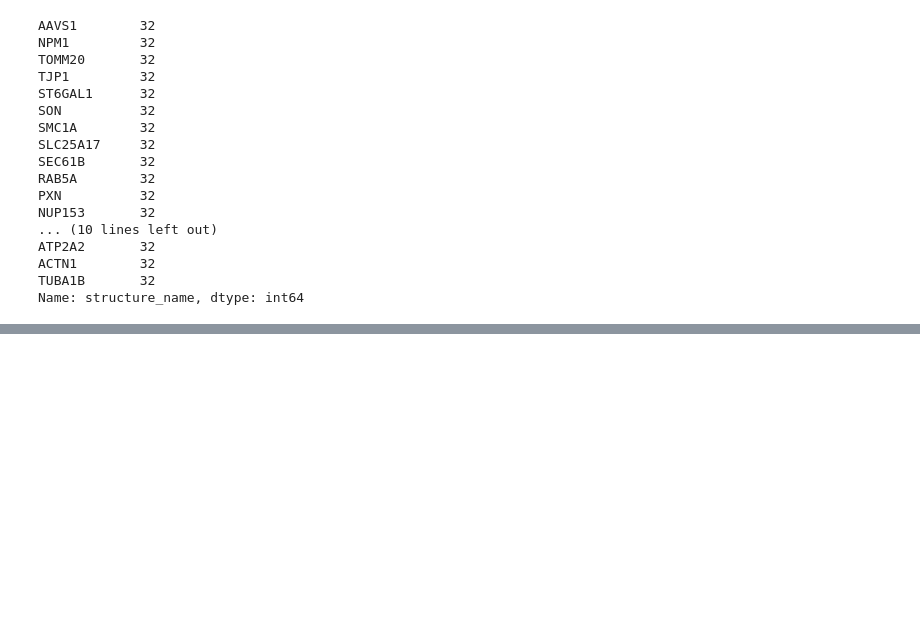
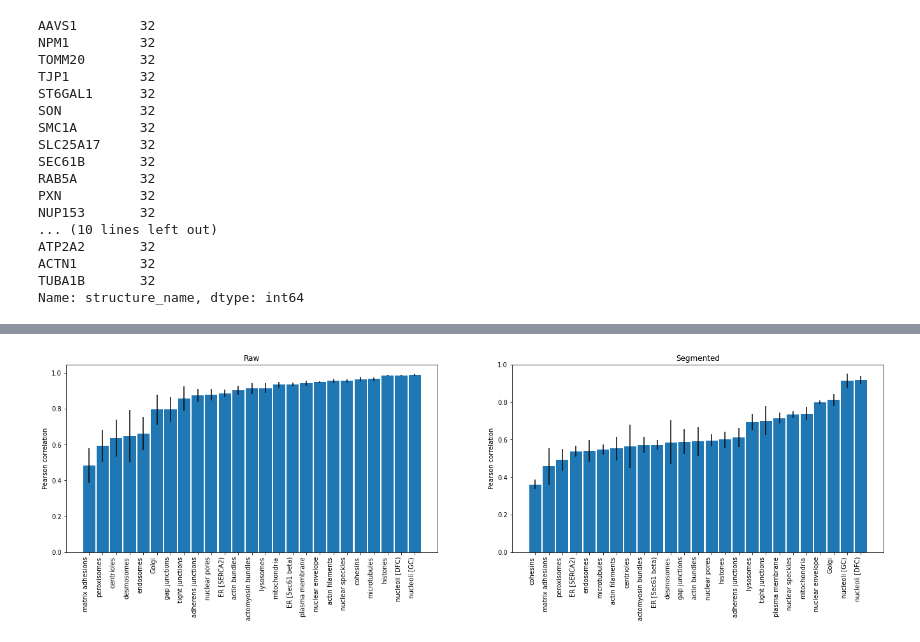
Before and after one commit to AllenCell/cvapipe_analysis, a Jupyter notebook: notebooks/Others/PILRReconError.ipynb, the cells around one changed output, grey strips where cells are left out. Saved outputs shown, nothing was run; the diff lists cells and outputs as text; code cells hidden in the pictures; blank space fills up the shorter version.

Commit message:
add completed pilr recon nb

```diff
--- a/notebooks/Others/PILRReconError.ipynb
+++ b/notebooks/Others/PILRReconError.ipynb
@@ -96,0 +68,3 @@ parameterizer.subfolder = "parameterization/representations_reconerr_seg"
+# %%
+structures = df_subset["structure_name"].unique()
+# structures = ["NPM1"]
@@ -96,0 +183,26 @@ parameterizer.subfolder = "parameterization/representations_reconerr_seg"
+# %%
+df_subset["structure_name_verbose"] = df_subset["structure_name"].replace(structure_names)
+# %%
+plot_df = df_subset[["structure_name_verbose","raw_pilr_recon_corr","seg_pilr_recon_corr"]]\
+           .groupby("structure_name_verbose").agg(["mean", "std"])
+# %%
+fig, axs = plt.subplots(1, 2, figsize=(23,6))
+fig.autofmt_xdate(rotation=90)
+axs[0].set_title("Raw")
+axs[0].set_ylabel("Pearson correlation")
+axs[0].bar(plot_df["raw_pilr_recon_corr"].sort_values(by="mean").index, \
+           plot_df["raw_pilr_recon_corr"].sort_values(by="mean")["mean"],
+           yerr=plot_df["raw_pilr_recon_corr"].sort_values(by="mean")["std"],
+           width=0.9,
+           align="center")
+axs[1].set_title("Segmented")
+axs[1].set_ylabel("Pearson correlation")
+axs[1].bar(plot_df["seg_pilr_recon_corr"].sort_values(by="mean").index, \
+           plot_df["seg_pilr_recon_corr"].sort_values(by="mean")["mean"],
+           yerr=plot_df["seg_pilr_recon_corr"].sort_values(by="mean")["std"],
+           width=0.9,
+           align="center")
+fig.align_labels()
+plt.show()
+# %% [output]
+[figure, added]
```
Also changed, not shown: parts of 8 cells of this notebook.
